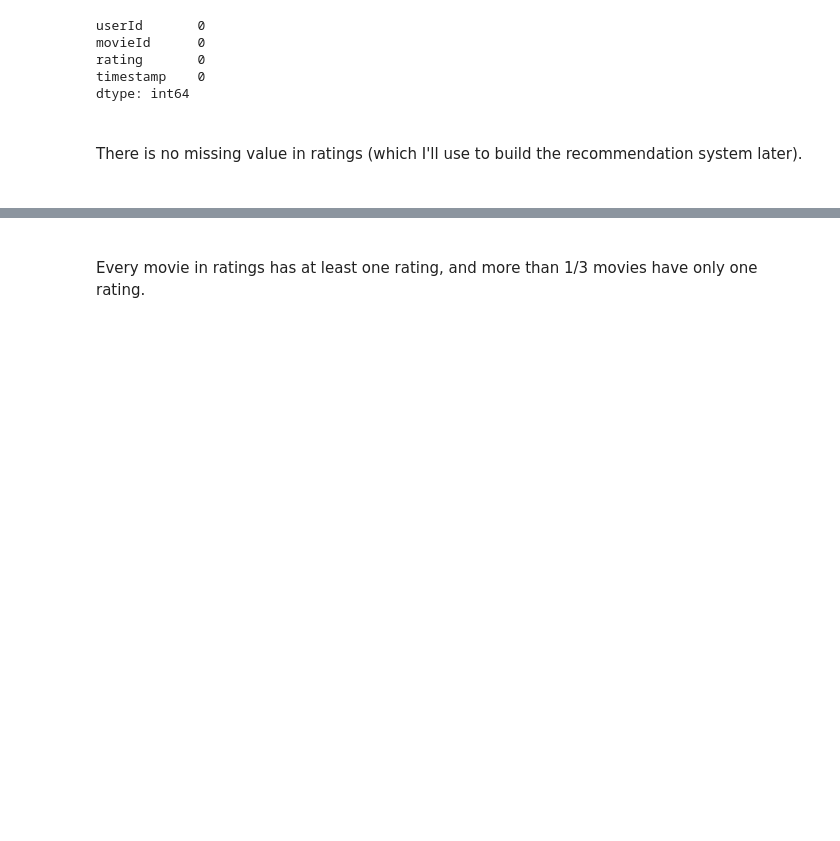
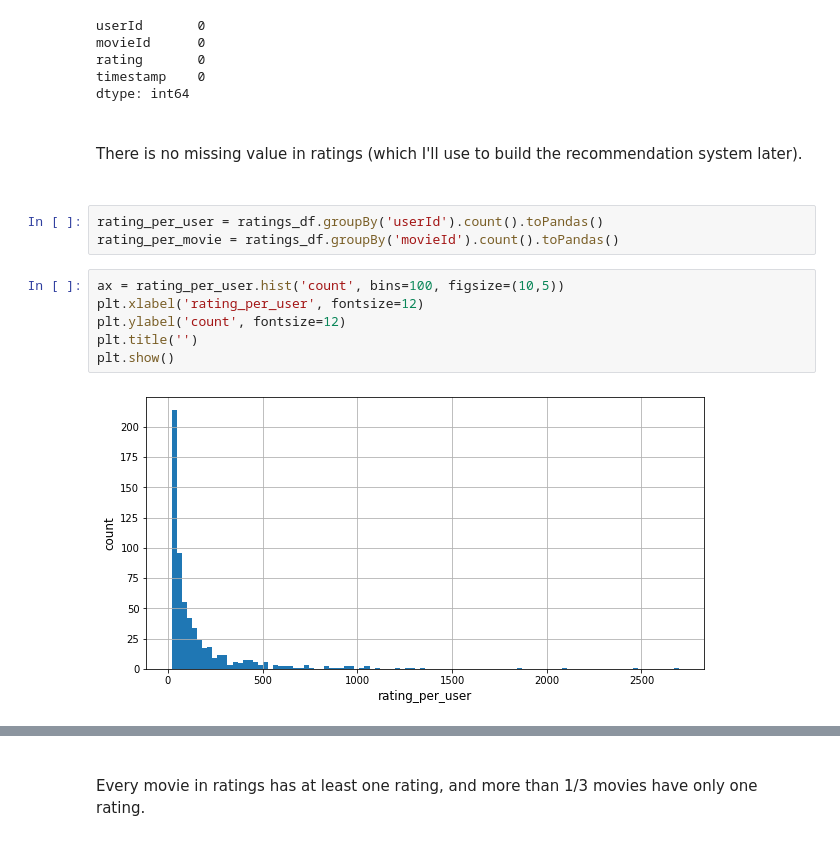
Before and after one commit to llfthu/movie-recommendation, a Jupyter notebook: movie_recommendation.ipynb, the cells around one changed output, grey strips where cells are left out. Saved outputs shown, nothing was run; the diff lists cells and outputs as text; blank space fills up the shorter version.

```diff
--- a/movie_recommendation.ipynb
+++ b/movie_recommendation.ipynb
@@ -158,3 +184,14 @@ dtype: int64
 # %% [markdown]
 <br>There is no missing value in ratings (which I'll use to build the recommendation system later).
 <br><br>
+# %%
+rating_per_user = ratings_df.groupBy('userId').count().toPandas()
+rating_per_movie = ratings_df.groupBy('movieId').count().toPandas()
+# %%
+ax = rating_per_user.hist('count', bins=100, figsize=(10,5))
+plt.xlabel('rating_per_user', fontsize=12)
+plt.ylabel('count', fontsize=12)
+plt.title('')
+plt.show()
+# %% [output]
+[figure, added]
```
Also changed, not shown: parts of 22 cells of this notebook.
